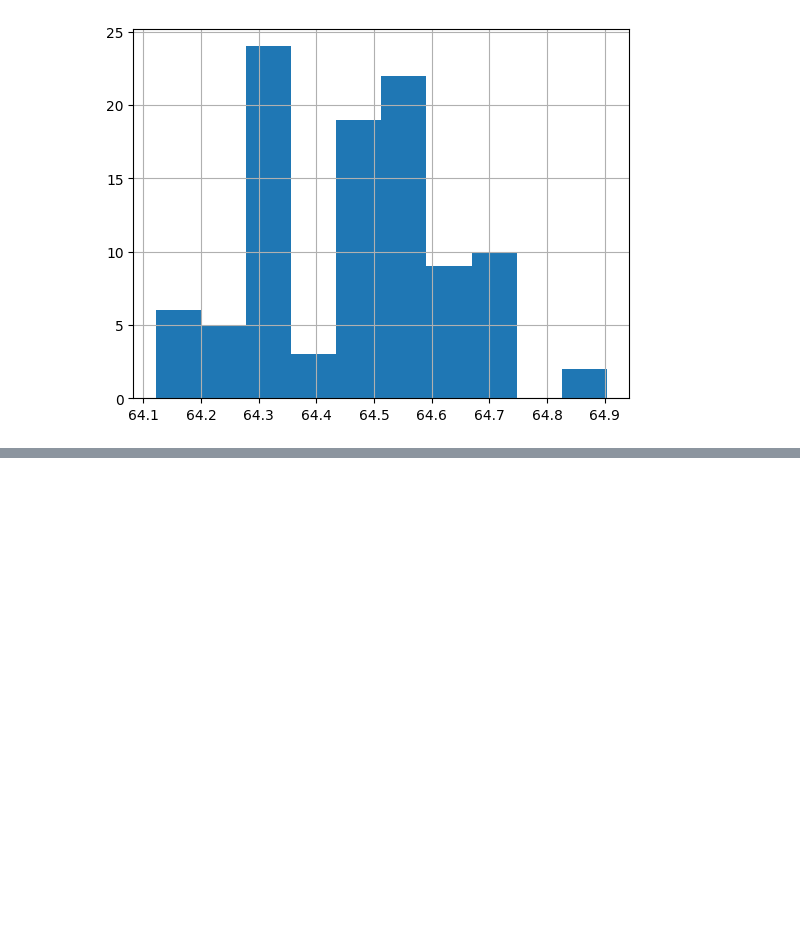
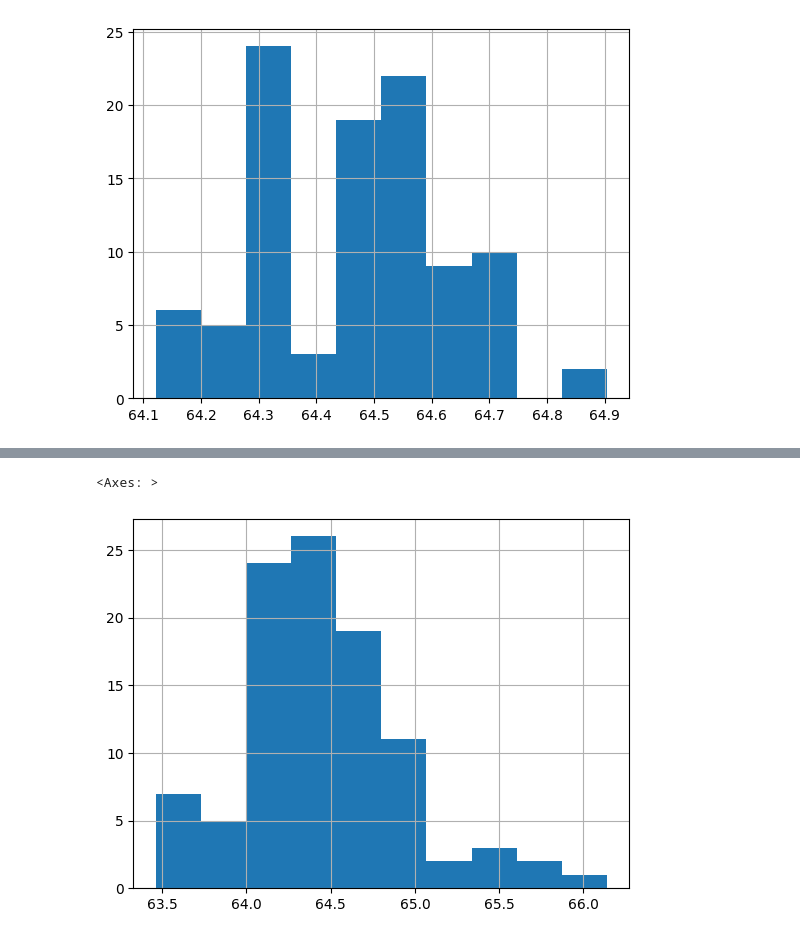
Before and after one commit to ortegafer/reto07_verde_oscuro, a Jupyter notebook: notebooks/Data Mining/Modelos_Data_Mining_definitivo.ipynb, the cells around one changed output, grey strips where cells are left out. Cells and saved outputs as stored; diff of their text form; code cells hidden in the pictures; blank space fills up the shorter version.

Commit message:
Actualizo_modelo

```diff
--- a/notebooks/Data Mining/Modelos_Data_Mining_definitivo.ipynb
+++ b/notebooks/Data Mining/Modelos_Data_Mining_definitivo.ipynb
@@ -341,3 +341,8 @@ df['EDAD DE JUBILACION'].hist()
 # %% [output]
 <Axes: >
 [figure]
+# %%
+model_rf = models['XGBoost']
+# %%
+predicciones = model_rf.predict(X_2)
+predicciones
@@ -343,0 +367,5 @@ df['EDAD DE JUBILACION'].hist()
+# %%
+df['AÑOS HASTA JUBILACION'] = predicciones
+df['EDAD DE JUBILACION'] = df['EDAD'] + df['AÑOS HASTA JUBILACION']
+
+df.head()
@@ -343,0 +379,5 @@ df['EDAD DE JUBILACION'].hist()
+# %%
+df['EDAD DE JUBILACION'].hist()
+# %% [output]
+<Axes: >
+[figure, added]
```
Also changed, not shown: parts of 2 cells of this notebook.
